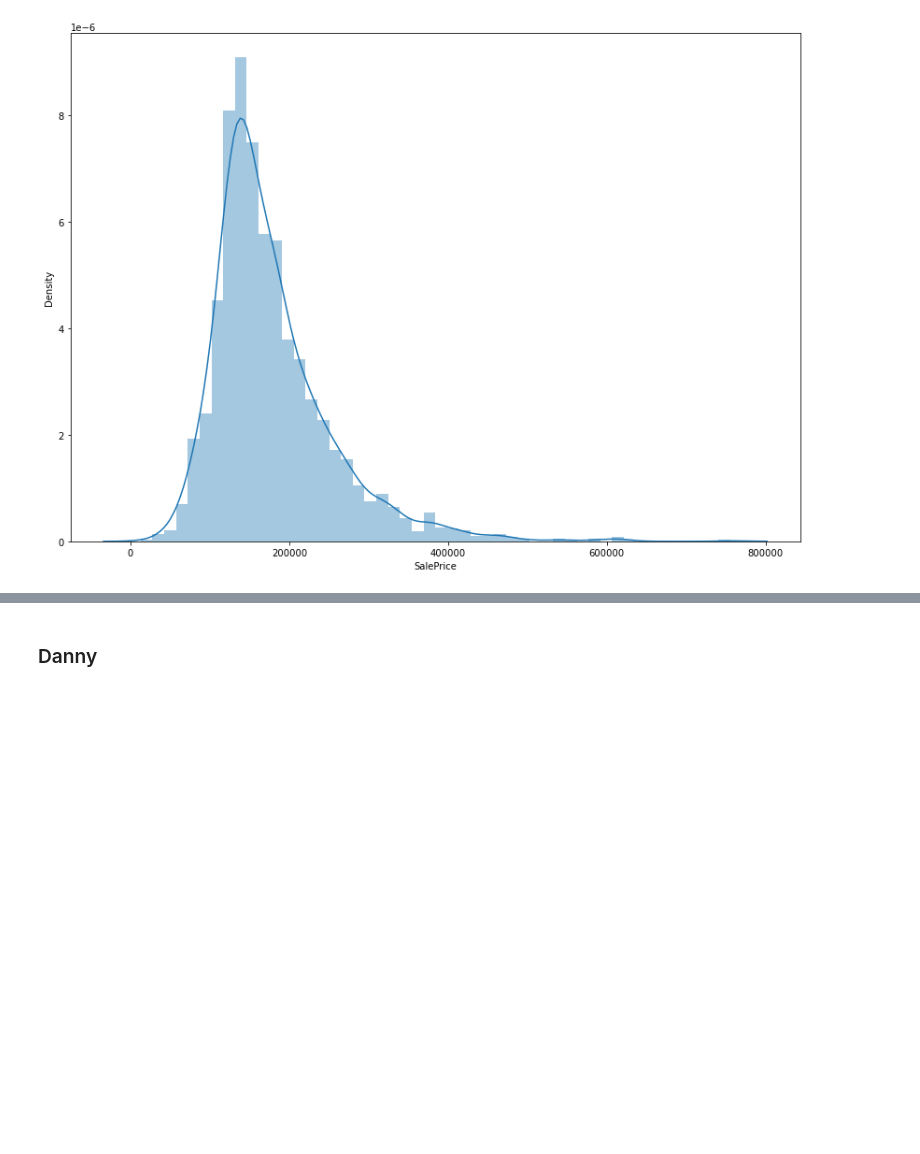
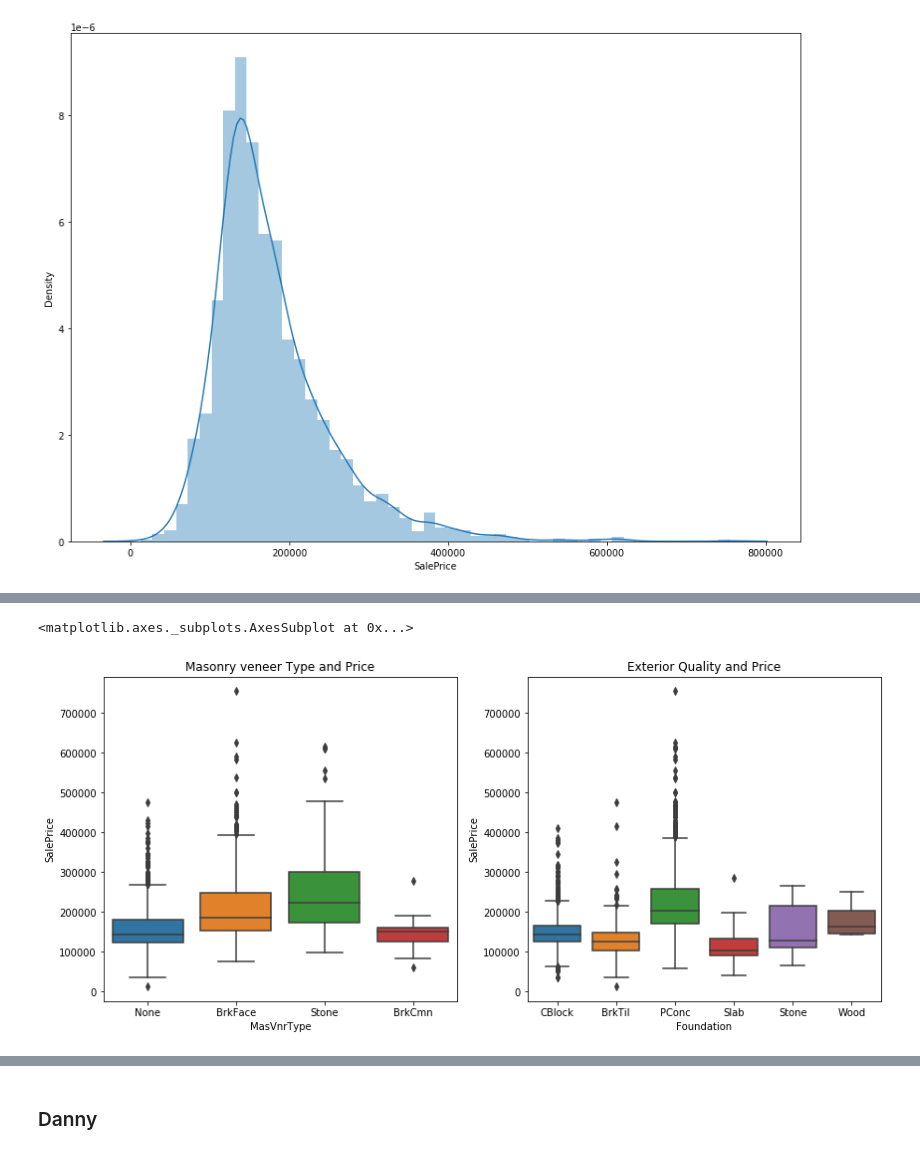
Before and after one commit to danieljinchoy/ames_housing_ml, a Jupyter notebook: EDA.ipynb, the cells around one changed output, grey strips where cells are left out. Saved outputs shown, nothing was run; the diff lists cells and outputs as text; code cells hidden in the pictures; blank space fills up the shorter version.

```diff
--- a/EDA.ipynb
+++ b/EDA.ipynb
@@ -32,0 +58,9 @@ sns.distplot(housing['SalePrice']);
+# %%
+plt.figure(figsize = (14,6))
+plt.subplot(1,2,1).set_title('Masonry veneer Type and Price')
+sns.boxplot(x = 'MasVnrType', y = 'SalePrice', data = housing)
+plt.subplot(1,2,2).set_title("Exterior Quality and Price")
+sns.boxplot(x = 'Foundation', y = 'SalePrice', data = housing)
+# %% [output]
+<matplotlib.axes._subplots.AxesSubplot at 0x...>
+[figure, added]
```
Also changed, not shown: parts of 8 cells of this notebook.
